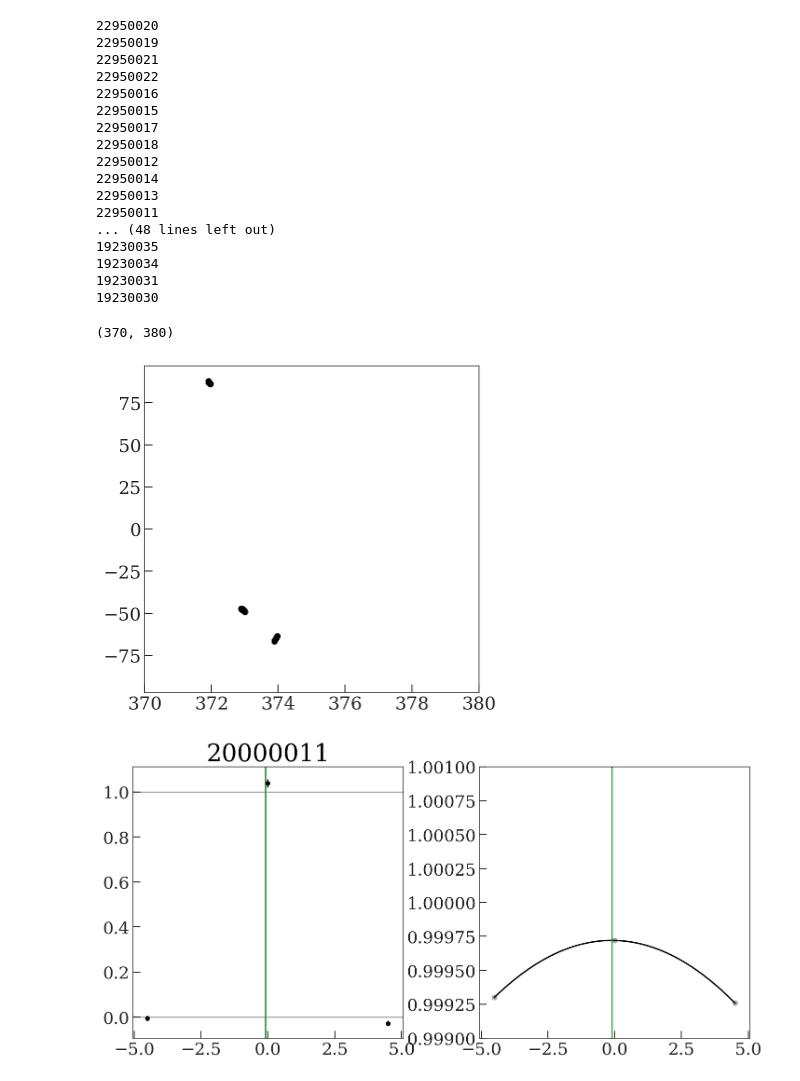
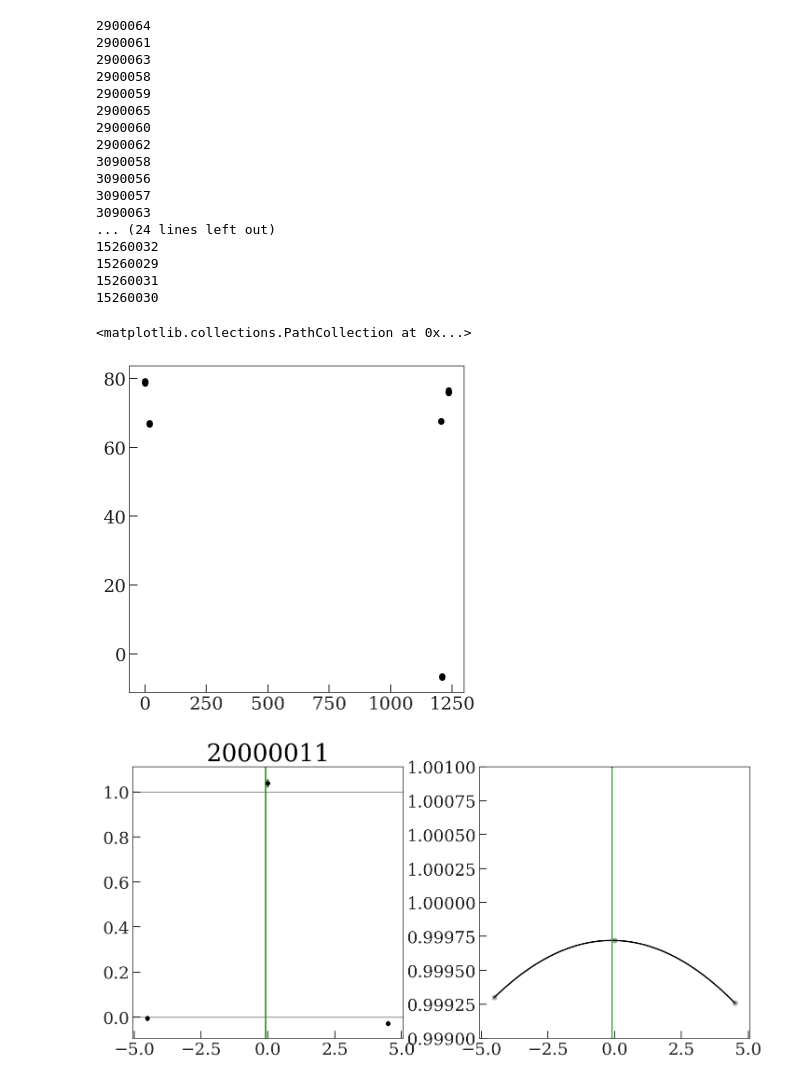
Before and after one commit to adrn/FunDepartment, a Jupyter notebook: notebooks/Run-on-visits.ipynb, the cells around one changed output. Saved outputs shown, nothing was run; the diff lists cells and outputs as text; code cells hidden in the pictures.

```diff
--- a/notebooks/Run-on-visits.ipynb
+++ b/notebooks/Run-on-visits.ipynb
@@ -59,7 +55,12 @@ shit_mask.sum()
+# %%
+for tmp_id in allstar['APOGEE_ID'][shit_mask]:
+    tmp_visits = allvisit[allvisit['APOGEE_ID'] == tmp_id]
+    if (np.diff(sorted(tmp_visits['JD'])) < 2).sum() > 4:
+        break
 # %%
 # apid = '2M19241171+3650235' # KOI-984
 # apid = '2M11291785+4853250' # variable control star
-apid = allstar['APOGEE_ID'][shit_mask][1]
+apid = tmp_id  # see above
 star = allstar[allstar['APOGEE_ID'] == apid]
 visits_tbl = allvisit[allvisit['APOGEE_ID'] == apid]
 # %%
@@ -73,5 +74,6 @@ plt.scatter(visits_tbl['JD'], visits_tbl['VHELIO'])
 visits = []
 for row in visits_tbl:
     visit = Visit(row)
-    visit.frame_times
-    visits.append(visit)
+    frames = visit.frame_hdulists
+    if frames is not None:
+        visits.append(visit)
@@ -115,6 +106,7 @@ for visit in visits:
 # %%
 mjds = []
-rvs = []
+cc_rvs = []
+kernel_rvs = []
 
 for visit in visits:
     spectra = visit.load_frame_spectra()
@@ -131,35 +123,41 @@ for visit in visits:
             s, normed_ref_spectrum,
             clip_mask=clip_mask,
             K_half=1)
-
         cc_dv, cc_poly = parabola_optimum(vs.value, cc)
 
-        rvs.append(visit._visit_row['VHELIO'] - cc_dv)
+        kernel, kernel_cov, vs = estimate_kernel(
+            s, normed_ref_spectrum,
+            clip_mask=clip_mask,
+            K_half=1)
+        kern_dv = np.sum(kernel * vs.value) / np.sum(kernel)
+
+        cc_rvs.append(visit._visit_row['VHELIO'] - cc_dv)
+        kernel_rvs.append(visit._visit_row['VHELIO'] - kern_dv)
         mjds.append(time.tcb.mjd)
 # %% [output]
-22950020
-22950019
-22950021
-22950022
-22950016
-22950015
-22950017
-22950018
-22950012
-22950014
-22950013
-22950011
-... (48 lines left out)
-19230035
-19230034
-19230031
-19230030
+2900064
+2900061
+2900063
+2900058
+2900059
+2900065
+2900060
+2900062
+3090058
+3090056
+3090057
+3090063
+... (24 lines left out)
+15260032
+15260029
+15260031
+15260030
 # %%
 plt.scatter(mjds - min(mjds), rvs)
-plt.xlim(370, 380)
+# plt.xlim(0, 100)
 # %% [output]
-(370, 380)
+<matplotlib.collections.PathCollection at 0x...>
-[figure, old version]
+[figure, new version]
 # %%
 mjds = []
 dvs = []
```
Also changed, not shown: parts of 8 cells of this notebook.
